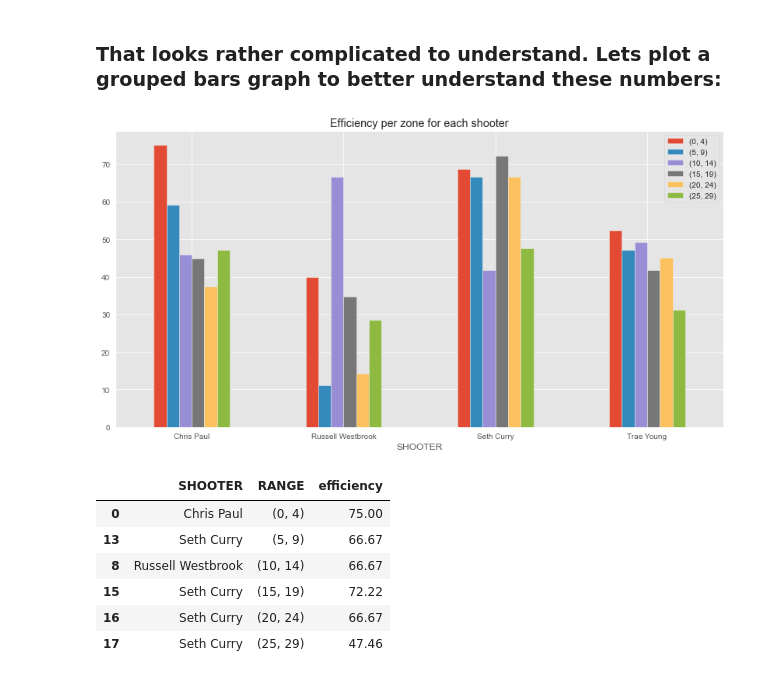
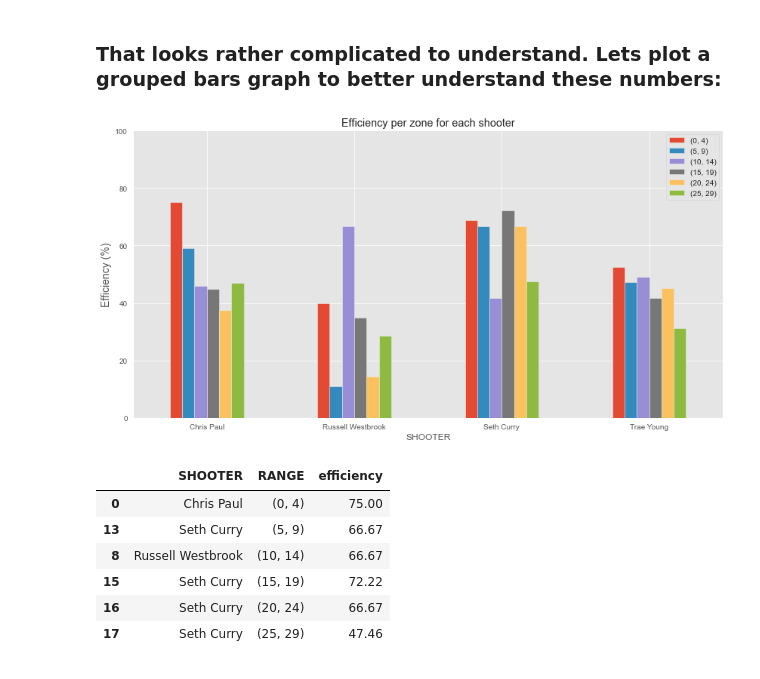
Before and after one commit to 3kleo/NBA-Shooting-Data, a Jupyter notebook: NBA_shooting_data.ipynb, the cells around one changed output. Drawn from its saved outputs; the diff is of its cells as text; code cells hidden in the pictures.

```diff
--- a/NBA_shooting_data.ipynb
+++ b/NBA_shooting_data.ipynb
@@ -115,15 +113,17 @@ df_pct_range.sort_values(['RANGE', 'efficiency'], ascending=[True, False])[['SHO
 # %%
 df_pct_range_plot = df_pct_range.pivot(index='SHOOTER', columns='RANGE', values='efficiency')
 df_pct_range_plot.columns = df_pct_range_plot.columns.tolist()
 df_pct_range_plot.reset_index().plot(x='SHOOTER',
                            kind='bar',
                            stacked=False,
                            figsize=(14, 7),
                            rot=0,
                            title='Efficiency per zone for each shooter')
+plt.ylim(0, 100)
+plt.ylabel('Efficiency (%)', fontdict={'size': 14})
 plt.show()
 # %% [output]
-[figure, old version]
+[figure, new version]
 # %%
 # best shooter by zone
 best_shooter_per_zone = df_pct_range[df_pct_range.index.isin(df_pct_range.groupby('RANGE')['efficiency'].idxmax())][['SHOOTER', 'RANGE', 'efficiency']].sort_values('RANGE')
```
Also changed, not shown: parts of 16 cells of this notebook.
